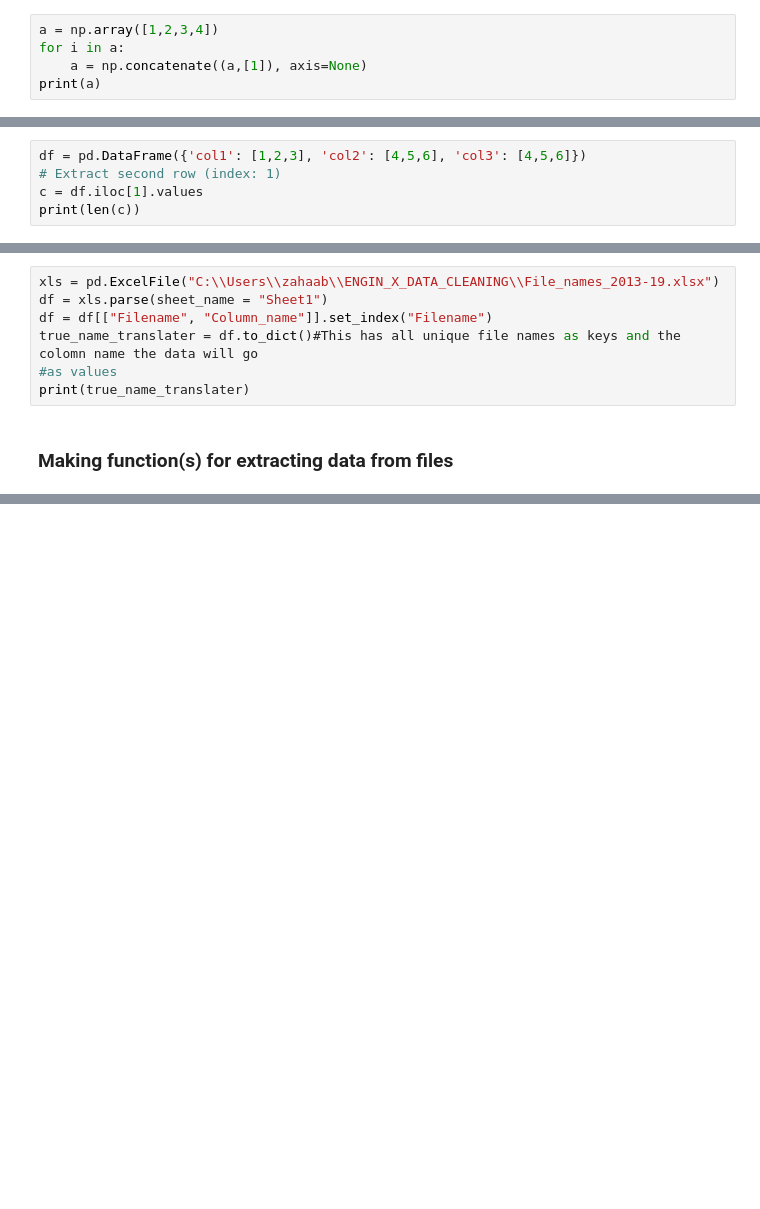
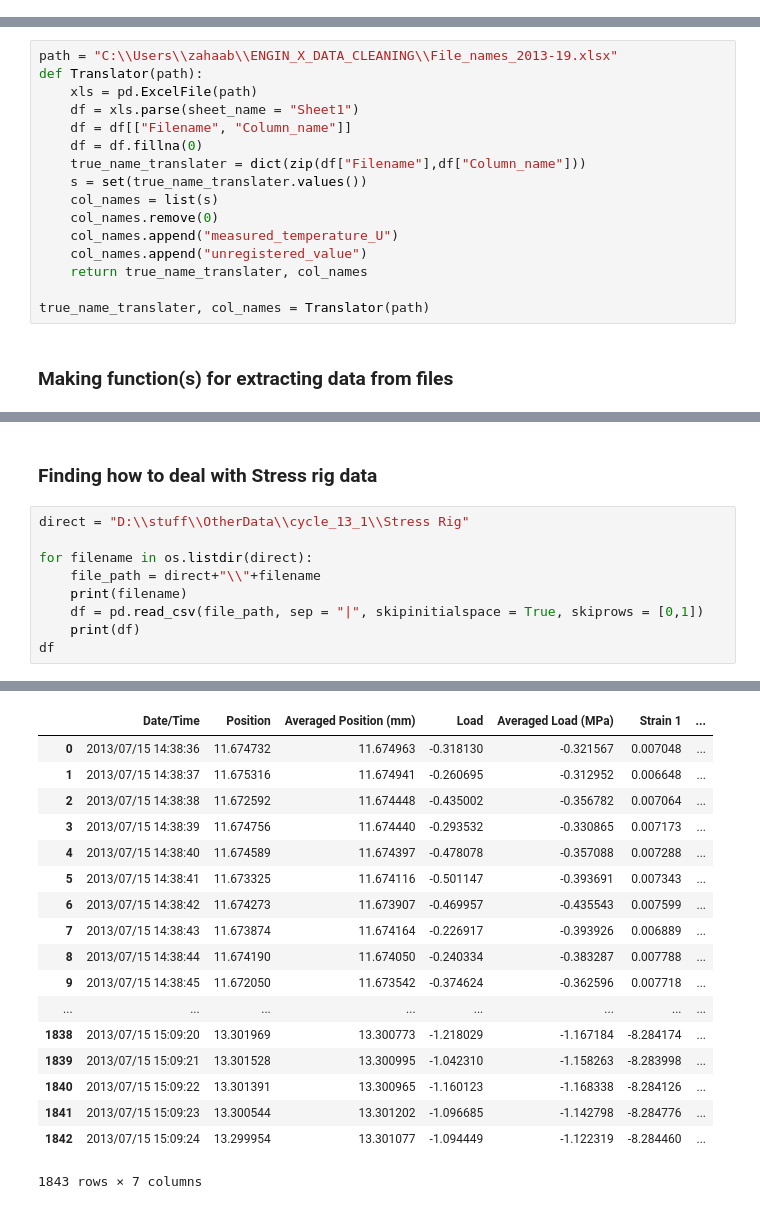
Before and after one commit to Zahaab/ENGIN-X-DATA-CLEANING, a Jupyter notebook: ENGIN_X_DATA_CLEANING/Untitled.ipynb, the cells around one changed output, grey strips where cells are left out. Cells and saved outputs as stored; diff of their text form; blank space fills up the shorter version.

Commit message:
rig data added

```diff
--- a/ENGIN_X_DATA_CLEANING/Untitled.ipynb
+++ b/ENGIN_X_DATA_CLEANING/Untitled.ipynb
@@ -150,5 +161,0 @@ print(int(b))
-# %%
-a = np.array([1,2,3,4])
-for i in a:
-    a = np.concatenate((a,[1]), axis=None)
-print(a)
@@ -209,16 +162,20 @@ print(len(Experiment_index))
-# %%
-df = pd.DataFrame({'col1': [1,2,3], 'col2': [4,5,6], 'col3': [4,5,6]})
-# Extract second row (index: 1)
-c = df.iloc[1].values
-print(len(c))
 # %% [markdown]
 ### Making a dictionary from spreadsheet of filenames
-# %%
-xls = pd.ExcelFile("C:\\Users\\zahaab\\ENGIN_X_DATA_CLEANING\\File_names_2013-19.xlsx")
-df = xls.parse(sheet_name = "Sheet1")
-df = df[["Filename", "Column_name"]].set_index("Filename")
-true_name_translater = df.to_dict()#This has all unique file names as keys and the colomn name the data will go
-#as values
-print(true_name_translater)
+# %%
+path = "C:\\Users\\zahaab\\ENGIN_X_DATA_CLEANING\\File_names_2013-19.xlsx"
+def Translator(path):
+    xls = pd.ExcelFile(path)
+    df = xls.parse(sheet_name = "Sheet1")
+    df = df[["Filename", "Column_name"]]
+    df = df.fillna(0)
+    true_name_translater = dict(zip(df["Filename"],df["Column_name"]))
+    s = set(true_name_translater.values())
+    col_names = list(s)
+    col_names.remove(0)
+    col_names.append("measured_temperature_U")
+    col_names.append("unregistered_value")
+    return true_name_translater, col_names
+
+true_name_translater, col_names = Translator(path)
 # %% [markdown]
 ### Making function(s) for extracting data from files
@@ -226,0 +296,12 @@ def ExtractData():
+# %% [markdown]
+### Finding how to deal with Stress rig data
+# %%
+direct = "D:\\stuff\\OtherData\\cycle_13_1\\Stress Rig"
+
+for filename in os.listdir(direct):
+    file_path = direct+"\\"+filename
+    print(filename)
+    df = pd.read_csv(file_path, sep = "|", skipinitialspace = True, skiprows = [0,1])
+    print(df)
+df
+# %% [output]
@@ -226,0 +325,18 @@ def ExtractData():
+|  | Date/Time | Position | Averaged Position (mm) | Load | Averaged Load (MPa) | Strain 1 | ... |
+| 0 | 2013/07/15 14:38:36 | 11.674732 | 11.674963 | -0.318130 | -0.321567 | 0.007048 | ... |
+| 1 | 2013/07/15 14:38:37 | 11.675316 | 11.674941 | -0.260695 | -0.312952 | 0.006648 | ... |
+| 2 | 2013/07/15 14:38:38 | 11.672592 | 11.674448 | -0.435002 | -0.356782 | 0.007064 | ... |
+| 3 | 2013/07/15 14:38:39 | 11.674756 | 11.674440 | -0.293532 | -0.330865 | 0.007173 | ... |
+| 4 | 2013/07/15 14:38:40 | 11.674589 | 11.674397 | -0.478078 | -0.357088 | 0.007288 | ... |
+| 5 | 2013/07/15 14:38:41 | 11.673325 | 11.674116 | -0.501147 | -0.393691 | 0.007343 | ... |
+| 6 | 2013/07/15 14:38:42 | 11.674273 | 11.673907 | -0.469957 | -0.435543 | 0.007599 | ... |
+| 7 | 2013/07/15 14:38:43 | 11.673874 | 11.674164 | -0.226917 | -0.393926 | 0.006889 | ... |
+| 8 | 2013/07/15 14:38:44 | 11.674190 | 11.674050 | -0.240334 | -0.383287 | 0.007788 | ... |
+| 9 | 2013/07/15 14:38:45 | 11.672050 | 11.673542 | -0.374624 | -0.362596 | 0.007718 | ... |
+| ... | ... | ... | ... | ... | ... | ... | ... |
+| 1838 | 2013/07/15 15:09:20 | 13.301969 | 13.300773 | -1.218029 | -1.167184 | -8.284174 | ... |
+| 1839 | 2013/07/15 15:09:21 | 13.301528 | 13.300995 | -1.042310 | -1.158263 | -8.283998 | ... |
+| 1840 | 2013/07/15 15:09:22 | 13.301391 | 13.300965 | -1.160123 | -1.168338 | -8.284126 | ... |
+| 1841 | 2013/07/15 15:09:23 | 13.300544 | 13.301202 | -1.096685 | -1.142798 | -8.284776 | ... |
+| 1842 | 2013/07/15 15:09:24 | 13.299954 | 13.301077 | -1.094449 | -1.122319 | -8.284460 | ... |
+1843 rows × 7 columns
```
Also changed, not shown: parts of 17 cells of this notebook, 2 other files.
